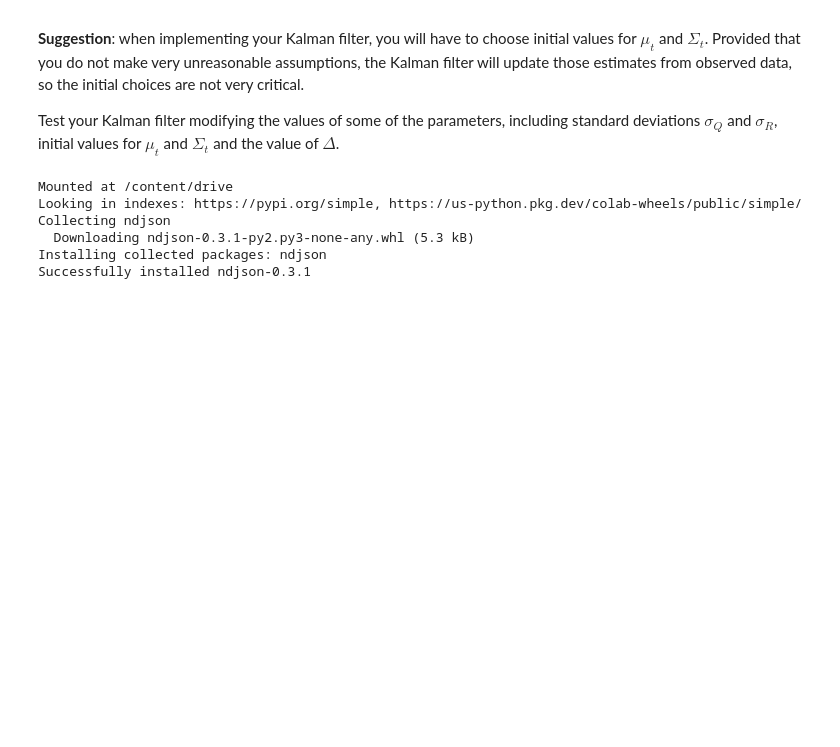
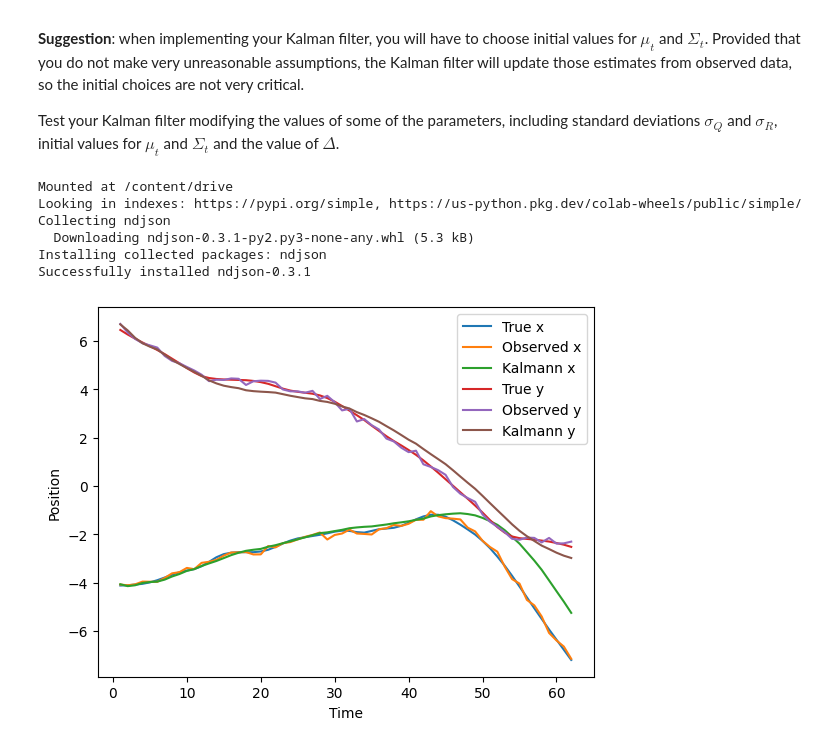
Before and after one commit to A-M-Alizadeh/Statistical-Labs, a Jupyter notebook: Stat Labs/Lab4/Lab4.ipynb, the cells around one changed output. Drawn from its saved outputs; the diff is of its cells as text; code cells hidden in the pictures; blank space fills up the shorter version.

```diff
--- a/Stat Labs/Lab4/Lab4.ipynb
+++ b/Stat Labs/Lab4/Lab4.ipynb
@@ -62,7 +62,7 @@ import numpy as np
 #Dataset origin: https://paperswithcode.com/dataset/trajnet-1
 #The crowds_students001 file is loaded, and formatted as a list of numpy vectors
 
-with open('/content/drive/MyDrive/Labs/Lab4/crowds_students001_trackonly.ndjson') as f:
+with open('crowds_students001_trackonly.ndjson') as f:
   data = ndjson.load(f)
 
 p='-1'
@@ -78,6 +78,8 @@ for ii in range(len(data)):
 person_dict_numpy = []
 for ii in range(148):
   person_dict_numpy.append(np.array(person_dict[ii], dtype=float))
+# print(person_dict_numpy)
+# print(len(person_dict_numpy))
 # %%
 import numpy as np
 import matplotlib.pyplot as plt
@@ -87,52 +89,96 @@ import matplotlib.pyplot as plt
 
 def kalman_filter(y, mu_tmin1, sigma_tmin1, A, C, Q, R):
   # Predict the state at the next time step
+  mu_tilde = np.dot(A, mu_tmin1) # (4x4) * (4x1) = (4x1)
+  sigma_tilde = np.dot(np.dot(A, sigma_tmin1), A.T) + Q # (4x4) * (4x4) * (4x4) = (4x4)
+  y_hat = np.dot(C, mu_tilde) # (2x4) * (4x1) = (2x1)
 
   # Calculate the Kalman gain
+  S = np.dot(np.dot(C, sigma_tilde), C.T) + R # (2x4) * (4x4) * (4x2) + (2x2) = (2x2)
+  K = np.dot(np.dot(sigma_tilde, C.T), np.linalg.inv(S)) # (4x4) * (4x2) * (2x2) = (4x2)
 
   # Update the estimate of the state
+  #r = np.subtract(y, y_hat)
+  y = y.reshape(-1, 1) # reshape y to be a column vector (2x1) instead of a row vector (1x2) | same as y = y[:, np.newaxis] and y = y.T
+  mu_est = mu_tilde + np.dot(K, (y - y_hat)) # (4x1) + (4x2) * (2x1) = (4x1)
+  sigma_est = np.dot((np.eye(4) - np.dot(K, C)), sigma_tilde) # (4x4) - (4x2) * (2x4) * (4x4) = (4x4)
 
   return mu_est, sigma_est
 
-true_positions = person_dict_numpy[100] #choose a single trajectory by taking an element of the list person_dict_numpy, select a random index between 0 and 148
+true_positions = person_dict_numpy[69] #choose a single trajectory by taking an element of the list person_dict_numpy, select a random index between 0 and 148
 
 #Define parameter delta
-#Delta =
+Delta = 1
 
-#A = np.array([[1, 0, Delta, 0],
-#              [0, 1, 0, Delta],
-#              [0, 0, 1, 0 ],
-#              [0, 0, 0, 1 ]])
+A = np.array([[1, 0, Delta, 0],
+             [0, 1, 0, Delta],
+             [0, 0, 1, 0 ],
+             [0, 0, 0, 1 ]])
 
 
 # Define the measurement matrix
-#C = np.array([[1, 0, 0, 0],  # x is measured directly
-#              [0, 1, 0, 0]]) # y is measured directly
+C = np.array([[1, 0, 0, 0],  # x is measured directly
+             [0, 1, 0, 0]]) # y is measured directly
 
 # Set the standard deviation of the measurement noise
 
-#sigma_R =
-#sigma_Q =
+sigma_R = 0.1
+sigma_Q = 0.001
 
 # Define the process noise covariance matrix
-#Q = (sigma_Q**2)*np.eye(4)
+Q = (sigma_Q**2)*np.eye(4) # 4x4
 
 # Define the measurement noise covariance matrix
-#R = (sigma_R**2)*np.eye(2)
+R = (sigma_R**2)*np.eye(2) # 2x2
 
 # Set the initial state and covariance
-#mu_0 =
-#sigma_0 =
+mu_0 = np.array([[0.1,0.03,0.1,0.9]]).T # 4x1
+sigma_0 = [1, 0, 1, 0], [0, 1, 0, 1], [0, 0, 1, 0], [0, 0, 0, 1] # 4x4
 
 # Iterate over the observed coordinates
+y_est = []
+y_est.append((mu_0, sigma_0))
+
+
+#data initialization
+TSeries = []
+XKalman = []
+YKalman = []
+XObs = []
+YObs = []
+XTrue = []
+YTrue = []
 
 for t in range(1,len(true_positions)):
   # Get the observed coordinates at time t
   # Note: the observed position is simulated by adding gaussian noise to the true_positions
   y = true_positions[t] + np.random.normal(0,sigma_R,2)
 
   #apply the kalman filter on the observed coordinates
+  y_est.append(kalman_filter(y, y_est[t-1][0], y_est[t-1][1], A, C, Q, R))
+  XKalman.append(y_est[t][0][0]) # x coordinate
+  YKalman.append(y_est[t][0][1]) # y coordinate
+  TSeries.append(t)
+  XObs.append(y[0])
+  YObs.append(y[1])
+  XTrue.append(true_positions[t][0])
+  YTrue.append(true_positions[t][1])
+
+#Plot the trajectory of the x coordinate over time and the trajectory of the y coordinate over time into two separate plot
+plt.plot(TSeries, XTrue, label='True x')
+plt.plot(TSeries, XObs, label='Observed x')
+plt.plot(TSeries, XKalman, label='Kalmann x')
+plt.plot(TSeries, YTrue, label='True y')
+plt.plot(TSeries, YObs, label='Observed y')
+plt.plot(TSeries, YKalman, label='Kalmann y')
+plt.xlabel('Time')
+plt.ylabel('Position')
+plt.legend()
+plt.show()
+
 
 #Use the matplotlib library to plot the true positions, observed positions y and the results of the kalman filtering
 #You should obtain a plot which resembles the one in the figure
 #Plot the trajectory of the x coordinate over time and the trajectory of the y coordinate over time into two separate plot
+# %% [output]
+[figure, added]
```
Also changed, not shown: parts of 1 cell of this notebook.
